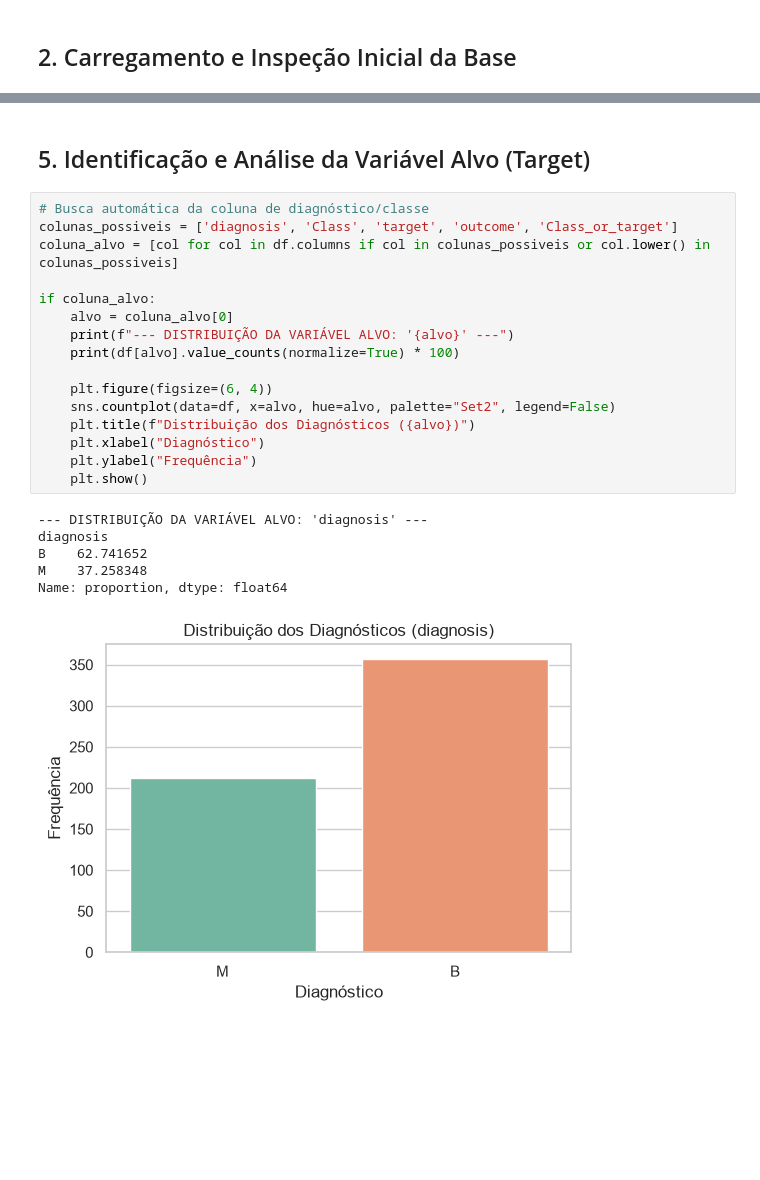
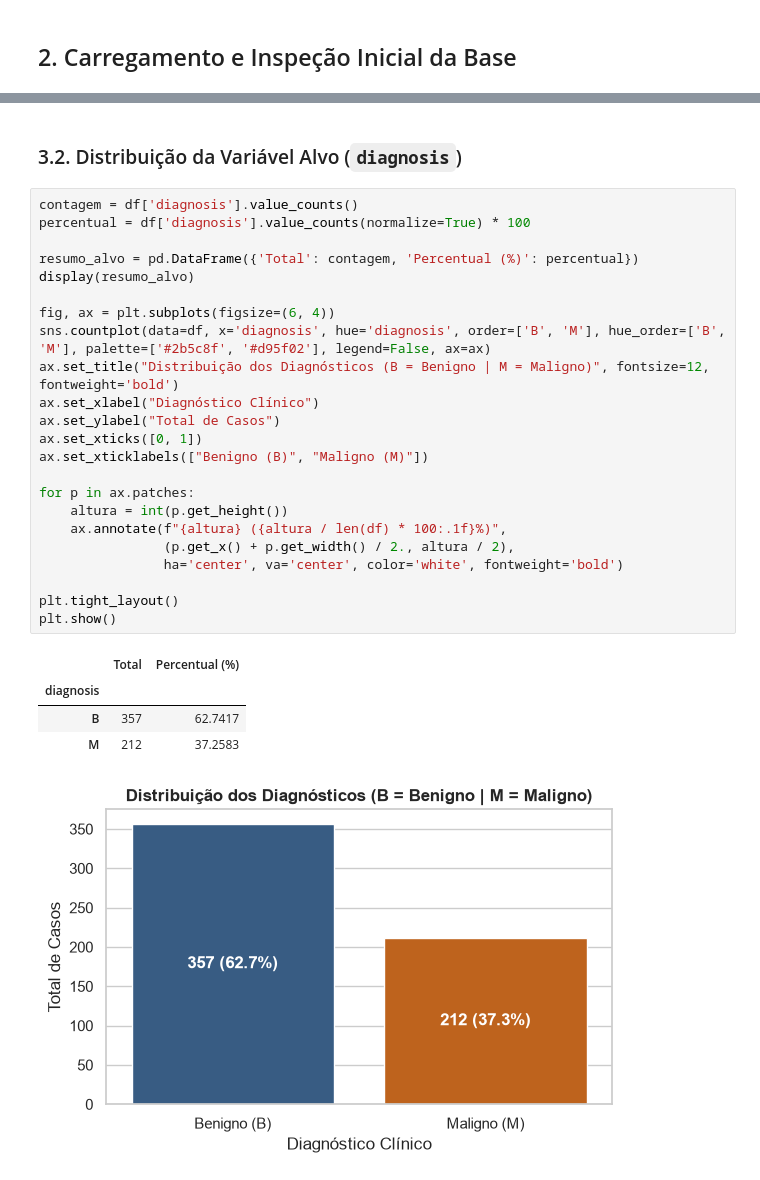
Before and after one commit to brunomirandadev/pos-tech-ia-devs-tc-fase1, a Jupyter notebook: notebook/analise_diagnostico.ipynb, the cells around one changed output, grey strips where cells are left out. Drawn from its saved outputs; the diff is of its cells as text; blank space fills up the shorter version.

```diff
--- a/notebook/analise_diagnostico.ipynb
+++ b/notebook/analise_diagnostico.ipynb
@@ -93,26 +131,32 @@ display(df.describe().T)
 # %% [markdown]
-## 5. Identificação e Análise da Variável Alvo (Target)
+### 3.2. Distribuição da Variável Alvo (`diagnosis`)
-# %%
-# Busca automática da coluna de diagnóstico/classe
-colunas_possiveis = ['diagnosis', 'Class', 'target', 'outcome', 'Class_or_target']
-coluna_alvo = [col for col in df.columns if col in colunas_possiveis or col.lower() in colunas_possiveis]
-
-if coluna_alvo:
-    alvo = coluna_alvo[0]
-    print(f"--- DISTRIBUIÇÃO DA VARIÁVEL ALVO: '{alvo}' ---")
-    print(df[alvo].value_counts(normalize=True) * 100)
-
-    plt.figure(figsize=(6, 4))
-    sns.countplot(data=df, x=alvo, hue=alvo, palette="Set2", legend=False)
-    plt.title(f"Distribuição dos Diagnósticos ({alvo})")
-    plt.xlabel("Diagnóstico")
-    plt.ylabel("Frequência")
-    plt.show()
-# %% [output]
---- DISTRIBUIÇÃO DA VARIÁVEL ALVO: 'diagnosis' ---
-diagnosis
-B    62.741652
-M    37.258348
-Name: proportion, dtype: float64
-[figure, removed]
+# %%
+contagem = df['diagnosis'].value_counts()
+percentual = df['diagnosis'].value_counts(normalize=True) * 100
+
+resumo_alvo = pd.DataFrame({'Total': contagem, 'Percentual (%)': percentual})
+display(resumo_alvo)
+
+fig, ax = plt.subplots(figsize=(6, 4))
+sns.countplot(data=df, x='diagnosis', hue='diagnosis', order=['B', 'M'], hue_order=['B', 'M'], palette=['#2b5c8f', '#d95f02'], legend=False, ax=ax)
+ax.set_title("Distribuição dos Diagnósticos (B = Benigno | M = Maligno)", fontsize=12, fontweight='bold')
+ax.set_xlabel("Diagnóstico Clínico")
+ax.set_ylabel("Total de Casos")
+ax.set_xticks([0, 1])
+ax.set_xticklabels(["Benigno (B)", "Maligno (M)"])
+
+for p in ax.patches:
+    altura = int(p.get_height())
+    ax.annotate(f"{altura} ({altura / len(df) * 100:.1f}%)",
+                (p.get_x() + p.get_width() / 2., altura / 2),
+                ha='center', va='center', color='white', fontweight='bold')
+
+plt.tight_layout()
+plt.show()
+# %% [output]
+|  | Total | Percentual (%) |
+| diagnosis |  |  |
+| B | 357 | 62.7417 |
+| M | 212 | 37.2583 |
+[figure, added]
 # %% [markdown]
```
Also changed, not shown: parts of 25 cells of this notebook, 1 other file.
